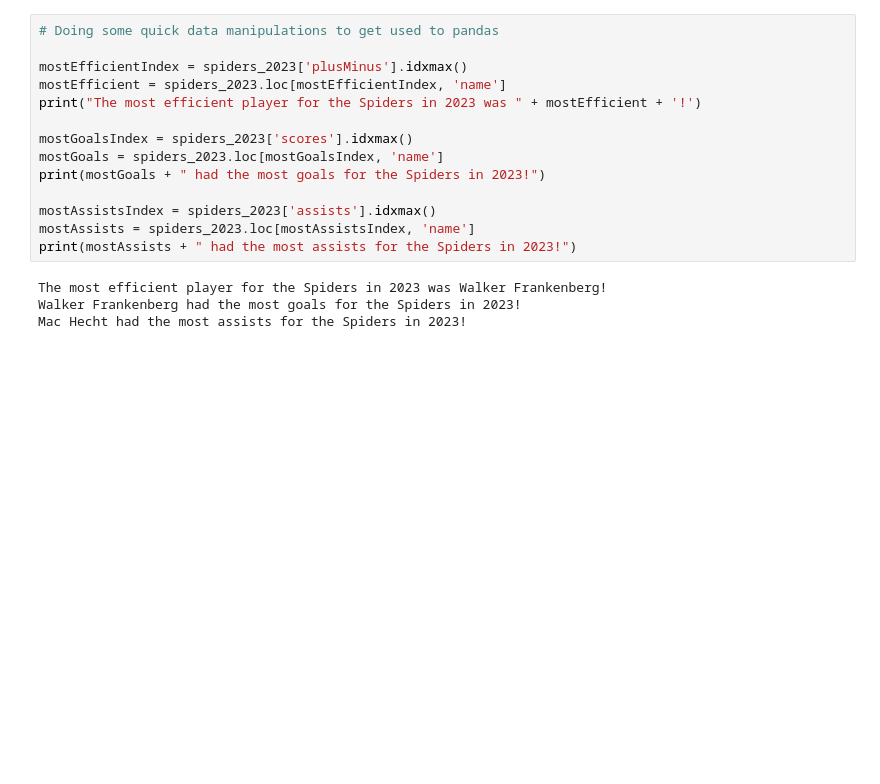
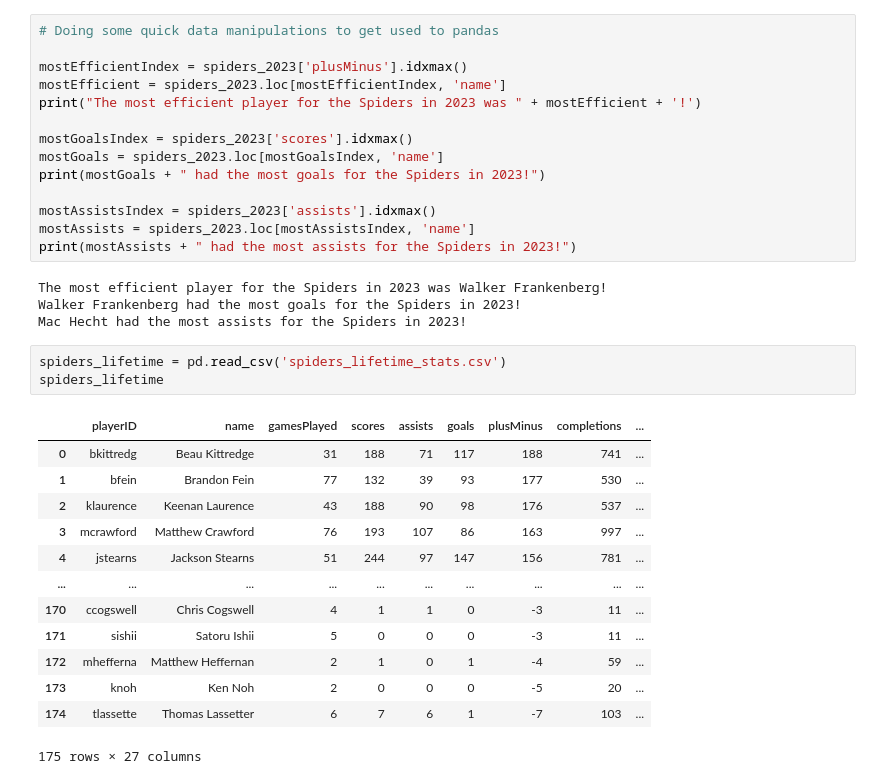
Before and after one commit to RidgeH/audldatavisualization, a Jupyter notebook: AUDL Data Notebook.ipynb, the cells around one changed output. Drawn from its saved outputs; the diff is of its cells as text; blank space fills up the shorter version.

Commit message:
Added lifetime stats

```diff
--- a/AUDL Data Notebook.ipynb
+++ b/AUDL Data Notebook.ipynb
@@ -46,3 +46,20 @@ print(mostAssists + " had the most assists for the Spiders in 2023!")
 The most efficient player for the Spiders in 2023 was Walker Frankenberg!
 Walker Frankenberg had the most goals for the Spiders in 2023!
 Mac Hecht had the most assists for the Spiders in 2023!
+# %%
+spiders_lifetime = pd.read_csv('spiders_lifetime_stats.csv')
+spiders_lifetime
+# %% [output]
+|  | playerID | name | gamesPlayed | scores | assists | goals | plusMinus | completions | ... |
+| 0 | bkittredg | Beau Kittredge | 31 | 188 | 71 | 117 | 188 | 741 | ... |
+| 1 | bfein | Brandon Fein | 77 | 132 | 39 | 93 | 177 | 530 | ... |
+| 2 | klaurence | Keenan Laurence | 43 | 188 | 90 | 98 | 176 | 537 | ... |
+| 3 | mcrawford | Matthew Crawford | 76 | 193 | 107 | 86 | 163 | 997 | ... |
+| 4 | jstearns | Jackson Stearns | 51 | 244 | 97 | 147 | 156 | 781 | ... |
+| ... | ... | ... | ... | ... | ... | ... | ... | ... | ... |
+| 170 | ccogswell | Chris Cogswell | 4 | 1 | 1 | 0 | -3 | 11 | ... |
+| 171 | sishii | Satoru Ishii | 5 | 0 | 0 | 0 | -3 | 11 | ... |
+| 172 | mhefferna | Matthew Heffernan | 2 | 1 | 0 | 1 | -4 | 59 | ... |
+| 173 | knoh | Ken Noh | 2 | 0 | 0 | 0 | -5 | 20 | ... |
+| 174 | tlassette | Thomas Lassetter | 6 | 7 | 6 | 1 | -7 | 103 | ... |
+175 rows × 27 columns
```
Also changed, not shown: parts of 1 cell of this notebook.
